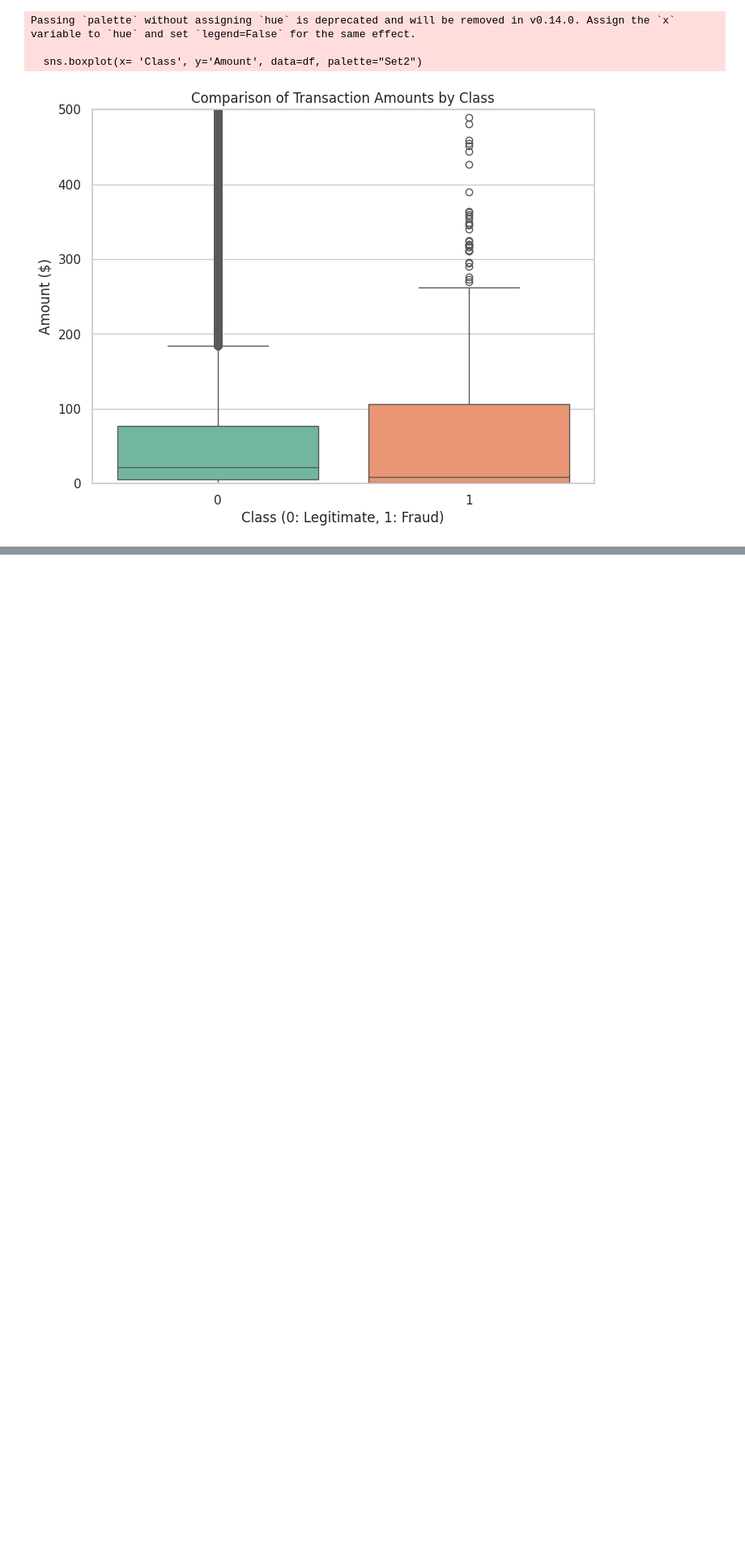
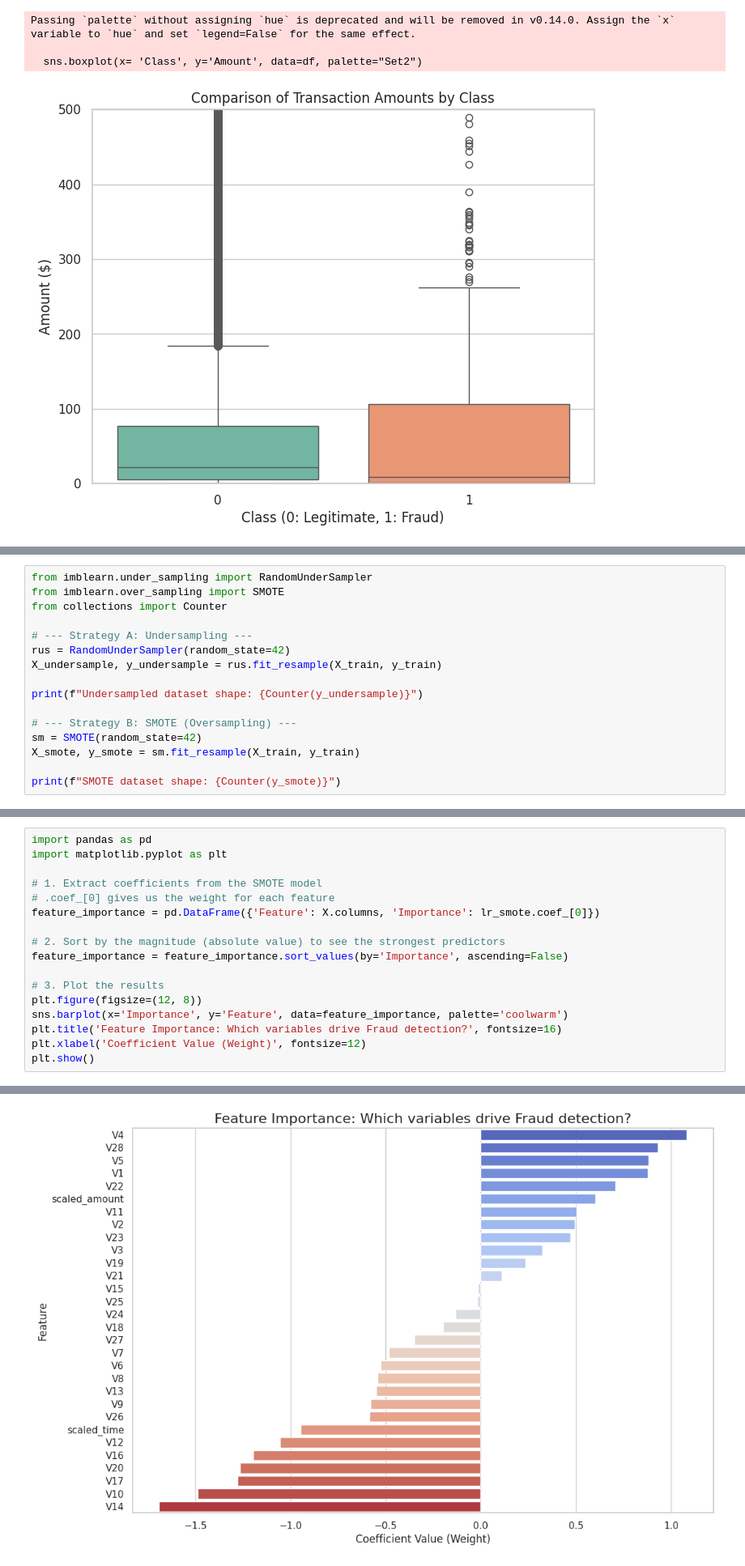
Before and after one commit to jmac052002/mlops-fraud-detection, a Jupyter notebook: notebooks/01-data-exploration.ipynb, the cells around one changed output, grey strips where cells are left out. Shown at 81% size. Saved outputs shown, nothing was run; the diff lists cells and outputs as text; blank space fills up the shorter version.

```diff
--- a/notebooks/01-data-exploration.ipynb
+++ b/notebooks/01-data-exploration.ipynb
@@ -215,0 +361,16 @@ plt.show()
+# %%
+from imblearn.under_sampling import RandomUnderSampler
+from imblearn.over_sampling import SMOTE
+from collections import Counter
+
+# --- Strategy A: Undersampling ---
+rus = RandomUnderSampler(random_state=42)
+X_undersample, y_undersample = rus.fit_resample(X_train, y_train)
+
+print(f"Undersampled dataset shape: {Counter(y_undersample)}")
+
+# --- Strategy B: SMOTE (Oversampling) ---
+sm = SMOTE(random_state=42)
+X_smote, y_smote = sm.fit_resample(X_train, y_train)
+
+print(f"SMOTE dataset shape: {Counter(y_smote)}")
@@ -215,0 +453,18 @@ plt.show()
+# %%
+import pandas as pd
+import matplotlib.pyplot as plt
+
+# 1. Extract coefficients from the SMOTE model
+# .coef_[0] gives us the weight for each feature
+feature_importance = pd.DataFrame({'Feature': X.columns, 'Importance': lr_smote.coef_[0]})
+
+# 2. Sort by the magnitude (absolute value) to see the strongest predictors
+feature_importance = feature_importance.sort_values(by='Importance', ascending=False)
+
+# 3. Plot the results
+plt.figure(figsize=(12, 8))
+sns.barplot(x='Importance', y='Feature', data=feature_importance, palette='coolwarm')
+plt.title('Feature Importance: Which variables drive Fraud detection?', fontsize=16)
+plt.xlabel('Coefficient Value (Weight)', fontsize=12)
+plt.show()
+# %% [output]
@@ -215,0 +474 @@ plt.show()
+[figure, added]
```
Also changed, not shown: parts of 14 cells of this notebook, 2 other files.
